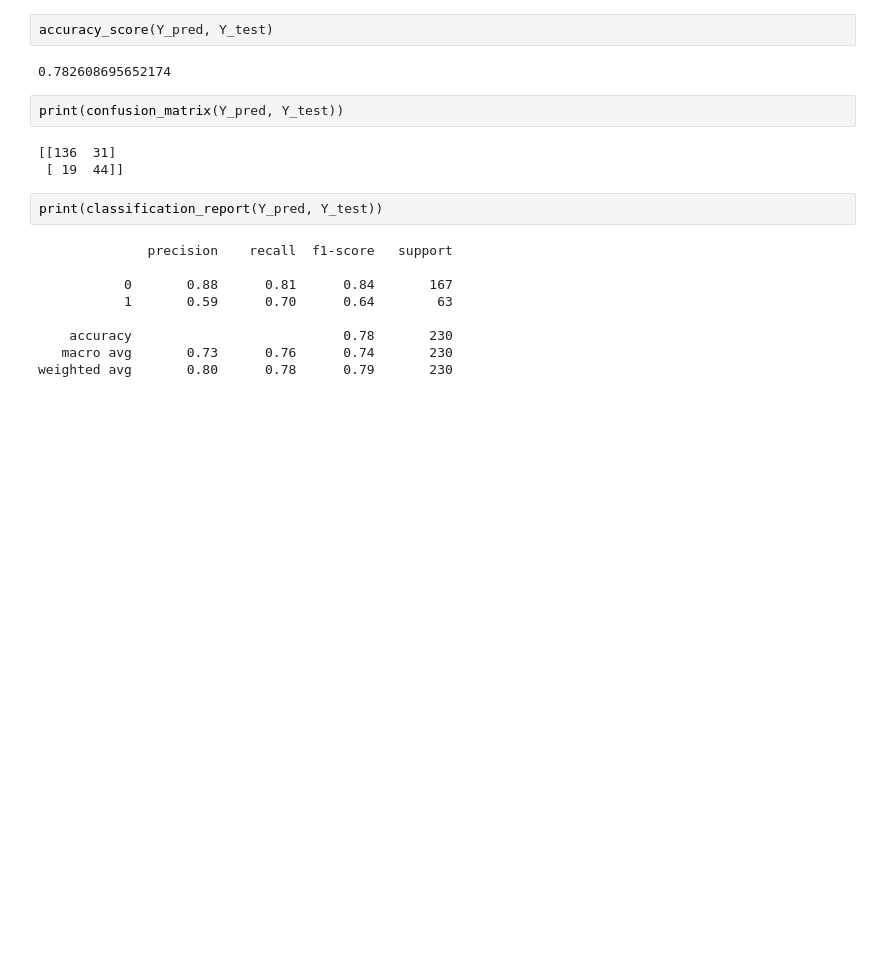
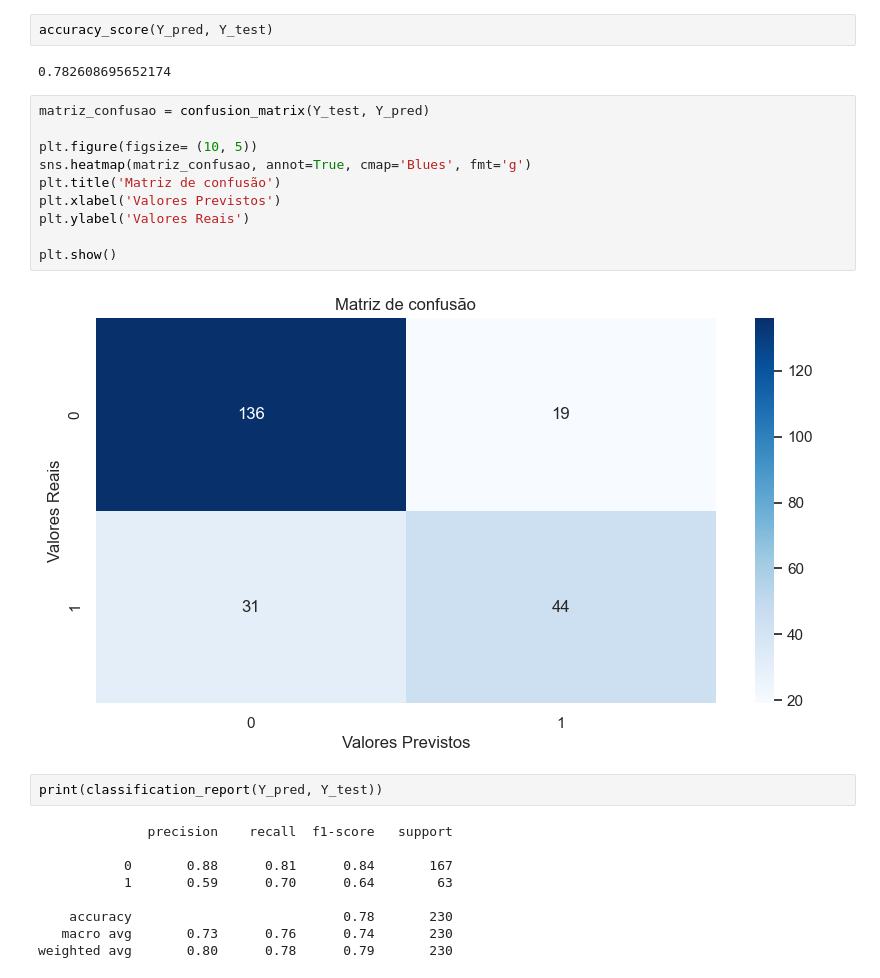
Before and after one commit to VitorEduardoLimaKenor/Machine-Learning, a Jupyter notebook: Diabetes_predication_using_KNN.ipynb, the cells around one changed output. Cells and saved outputs as stored; diff of their text form; blank space fills up the shorter version.

Commit message:
Heart_Failure_prediction_using_neural_network
Novo algoritmo adicionado, e mudei a matriz confusão de todos os algoritmos para uma melhor visualização

```diff
--- a/Diabetes_predication_using_KNN.ipynb
+++ b/Diabetes_predication_using_KNN.ipynb
@@ -150,11 +151,18 @@ array([1, 0, 1, 0, 1, 0, 0, 0, 0, 0, 0, 0, 0, 1, 1, 0, 1, 0, 0, 0, 0, 0,
 accuracy_score(Y_pred, Y_test)
 # %% [output]
 0.782608695652174
-# %%
-print(confusion_matrix(Y_pred, Y_test))
-# %% [output]
-[[136  31]
- [ 19  44]]
+# %%
+matriz_confusao = confusion_matrix(Y_test, Y_pred)
+
+plt.figure(figsize= (10, 5))
+sns.heatmap(matriz_confusao, annot=True, cmap='Blues', fmt='g')
+plt.title('Matriz de confusão')
+plt.xlabel('Valores Previstos')
+plt.ylabel('Valores Reais')
+
+plt.show()
+# %% [output]
+[figure, added]
 # %%
 print(classification_report(Y_pred, Y_test))
 # %% [output]
```
Also changed, not shown: parts of 2 cells of this notebook, 5 other files.
